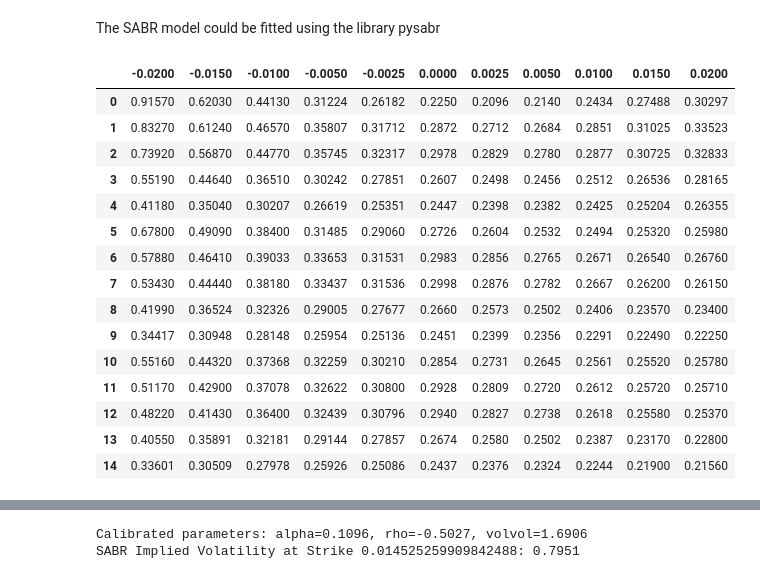
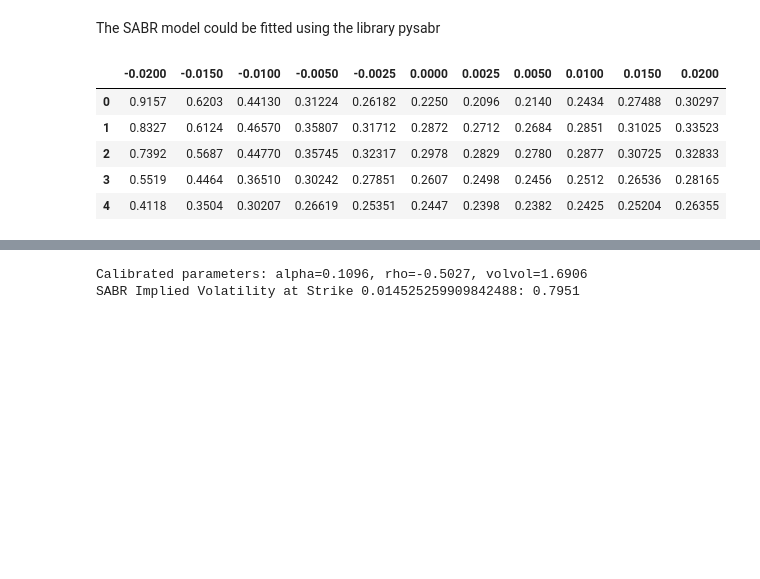
Before and after one commit to Gregtwl/QF605_Assignment, a Jupyter notebook: Answer_Deck_Part2.ipynb, the cells around one changed output, grey strips where cells are left out. Cells and saved outputs as stored; diff of their text form; code cells hidden in the pictures; blank space fills up the shorter version.

```diff
--- a/Answer_Deck_Part2.ipynb
+++ b/Answer_Deck_Part2.ipynb
@@ -756,22 +765,12 @@ A suggested optimisation routine is as follows
 # %% [markdown]
 The SABR model could be fitted using the library pysabr
 # %%
-df_bps
+df_bps.head()
 # %% [output]
 |  | -0.0200 | -0.0150 | -0.0100 | -0.0050 | -0.0025 | 0.0000 | 0.0025 | 0.0050 | 0.0100 | 0.0150 | 0.0200 |
-| 0 | 0.91570 | 0.62030 | 0.44130 | 0.31224 | 0.26182 | 0.2250 | 0.2096 | 0.2140 | 0.2434 | 0.27488 | 0.30297 |
-| 1 | 0.83270 | 0.61240 | 0.46570 | 0.35807 | 0.31712 | 0.2872 | 0.2712 | 0.2684 | 0.2851 | 0.31025 | 0.33523 |
-| 2 | 0.73920 | 0.56870 | 0.44770 | 0.35745 | 0.32317 | 0.2978 | 0.2829 | 0.2780 | 0.2877 | 0.30725 | 0.32833 |
-| 3 | 0.55190 | 0.44640 | 0.36510 | 0.30242 | 0.27851 | 0.2607 | 0.2498 | 0.2456 | 0.2512 | 0.26536 | 0.28165 |
-| 4 | 0.41180 | 0.35040 | 0.30207 | 0.26619 | 0.25351 | 0.2447 | 0.2398 | 0.2382 | 0.2425 | 0.25204 | 0.26355 |
-| 5 | 0.67800 | 0.49090 | 0.38400 | 0.31485 | 0.29060 | 0.2726 | 0.2604 | 0.2532 | 0.2494 | 0.25320 | 0.25980 |
-| 6 | 0.57880 | 0.46410 | 0.39033 | 0.33653 | 0.31531 | 0.2983 | 0.2856 | 0.2765 | 0.2671 | 0.26540 | 0.26760 |
-| 7 | 0.53430 | 0.44440 | 0.38180 | 0.33437 | 0.31536 | 0.2998 | 0.2876 | 0.2782 | 0.2667 | 0.26200 | 0.26150 |
-| 8 | 0.41990 | 0.36524 | 0.32326 | 0.29005 | 0.27677 | 0.2660 | 0.2573 | 0.2502 | 0.2406 | 0.23570 | 0.23400 |
-| 9 | 0.34417 | 0.30948 | 0.28148 | 0.25954 | 0.25136 | 0.2451 | 0.2399 | 0.2356 | 0.2291 | 0.22490 | 0.22250 |
-| 10 | 0.55160 | 0.44320 | 0.37368 | 0.32259 | 0.30210 | 0.2854 | 0.2731 | 0.2645 | 0.2561 | 0.25520 | 0.25780 |
-| 11 | 0.51170 | 0.42900 | 0.37078 | 0.32622 | 0.30800 | 0.2928 | 0.2809 | 0.2720 | 0.2612 | 0.25720 | 0.25710 |
-| 12 | 0.48220 | 0.41430 | 0.36400 | 0.32439 | 0.30796 | 0.2940 | 0.2827 | 0.2738 | 0.2618 | 0.25580 | 0.25370 |
-| 13 | 0.40550 | 0.35891 | 0.32181 | 0.29144 | 0.27857 | 0.2674 | 0.2580 | 0.2502 | 0.2387 | 0.23170 | 0.22800 |
-| 14 | 0.33601 | 0.30509 | 0.27978 | 0.25926 | 0.25086 | 0.2437 | 0.2376 | 0.2324 | 0.2244 | 0.21900 | 0.21560 |
+| 0 | 0.9157 | 0.6203 | 0.44130 | 0.31224 | 0.26182 | 0.2250 | 0.2096 | 0.2140 | 0.2434 | 0.27488 | 0.30297 |
+| 1 | 0.8327 | 0.6124 | 0.46570 | 0.35807 | 0.31712 | 0.2872 | 0.2712 | 0.2684 | 0.2851 | 0.31025 | 0.33523 |
+| 2 | 0.7392 | 0.5687 | 0.44770 | 0.35745 | 0.32317 | 0.2978 | 0.2829 | 0.2780 | 0.2877 | 0.30725 | 0.32833 |
+| 3 | 0.5519 | 0.4464 | 0.36510 | 0.30242 | 0.27851 | 0.2607 | 0.2498 | 0.2456 | 0.2512 | 0.26536 | 0.28165 |
+| 4 | 0.4118 | 0.3504 | 0.30207 | 0.26619 | 0.25351 | 0.2447 | 0.2398 | 0.2382 | 0.2425 | 0.25204 | 0.26355 |
 # %%
```
Also changed, not shown: parts of 44 cells of this notebook, 1 other file.
